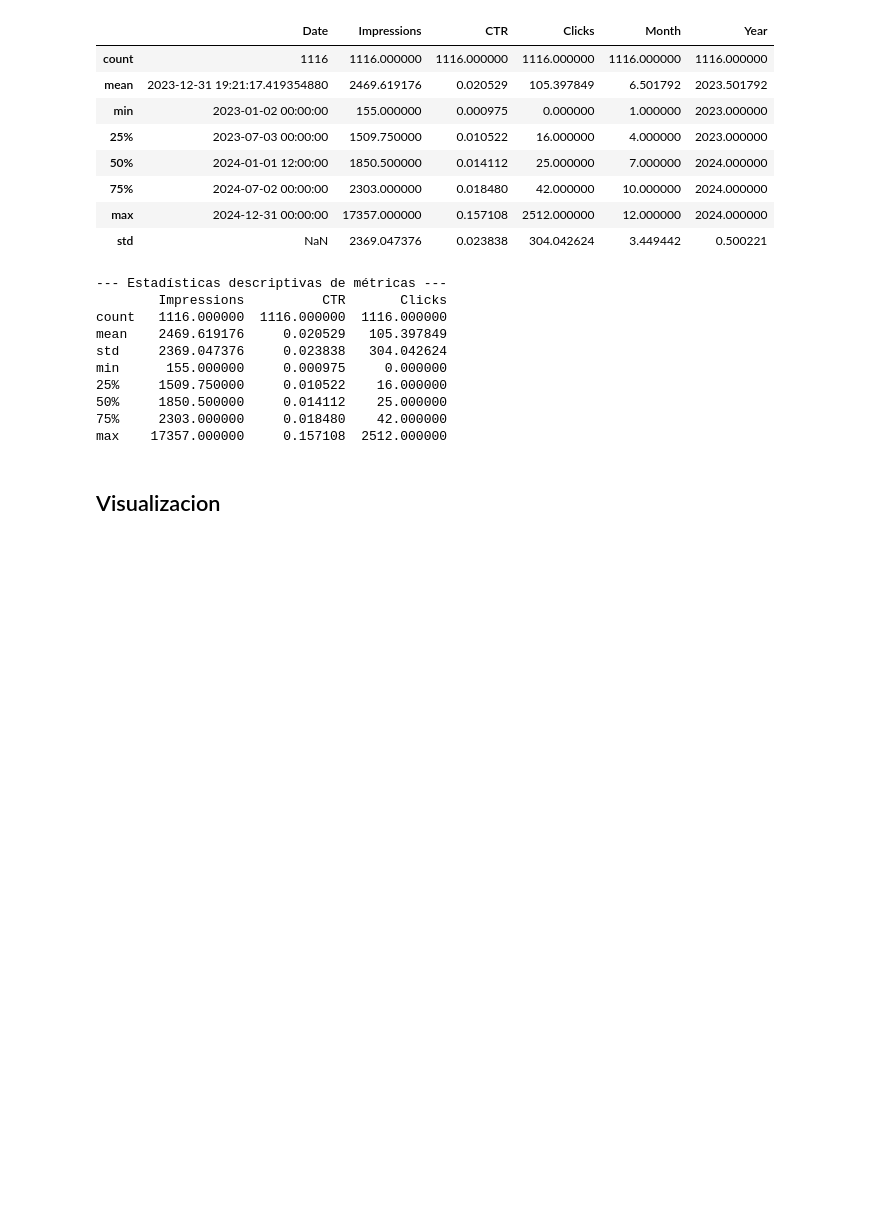
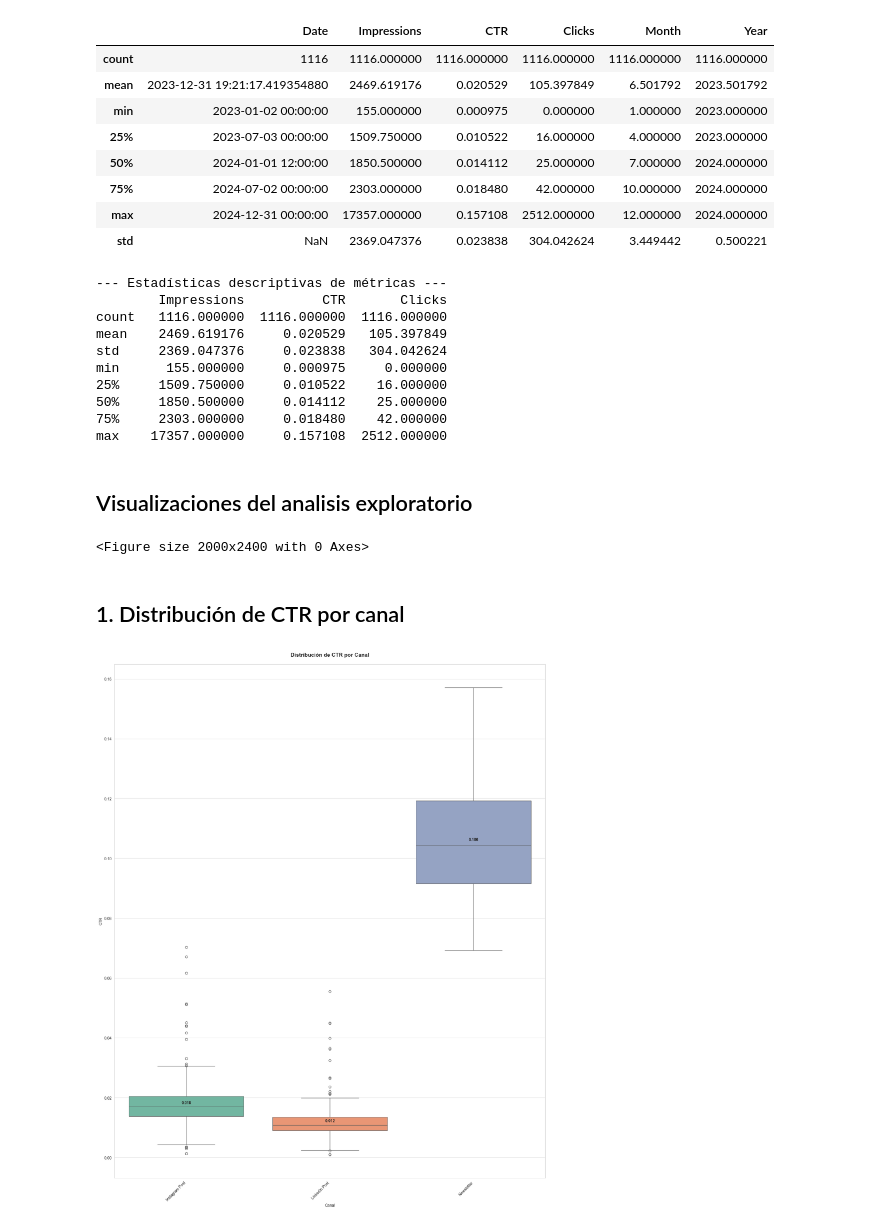
Before and after one commit to andreszaragoza/Campa-a_Ctr, a Jupyter notebook: notebooks/Analisis.ipynb, the cells around one changed output. Cells and saved outputs as stored; diff of their text form; code cells hidden in the pictures; blank space fills up the shorter version.

Commit message:
visualizaciones

```diff
--- a/notebooks/Analisis.ipynb
+++ b/notebooks/Analisis.ipynb
@@ -159,4 +159,26 @@ min      155.000000     0.000975     0.000000
 75%     2303.000000     0.018480    42.000000
 max    17357.000000     0.157108  2512.000000
 # %% [markdown]
-## Visualizacion
+## Visualizaciones del analisis exploratorio
+# %%
+sns.set_style("whitegrid")
+plt.rcParams['figure.figsize'] = (20, 24)
+plt.rcParams['font.size'] = 10
+fig = plt.figure(figsize=(20, 24))
+# %% [output]
+<Figure size 2000x2400 with 0 Axes>
+# %% [markdown]
+## 1. Distribución de CTR por canal
+# %%
+plt.Subplot(fig, 4, 3, 1)
+boxplot = sns.boxplot(data=df, x='Action_Type', y='CTR', palette='Set2')
+plt.title('Distribución de CTR por Canal', fontsize=14, fontweight='bold', pad=20)
+plt.xticks(rotation=45, ha='right')
+plt.ylabel('CTR')
+plt.xlabel('Canal')
+'''Añadir valores medios'''
+for i, channel in enumerate(df['Action_Type'].unique()):
+    mean_val = df[df['Action_Type'] == channel]['CTR'].mean()
+    plt.text(i, mean_val, f'{mean_val:.3f}', ha='center', va='bottom', fontweight='bold')
+# %% [output]
+[figure, added]
```
Also changed, not shown: parts of 6 cells of this notebook.
